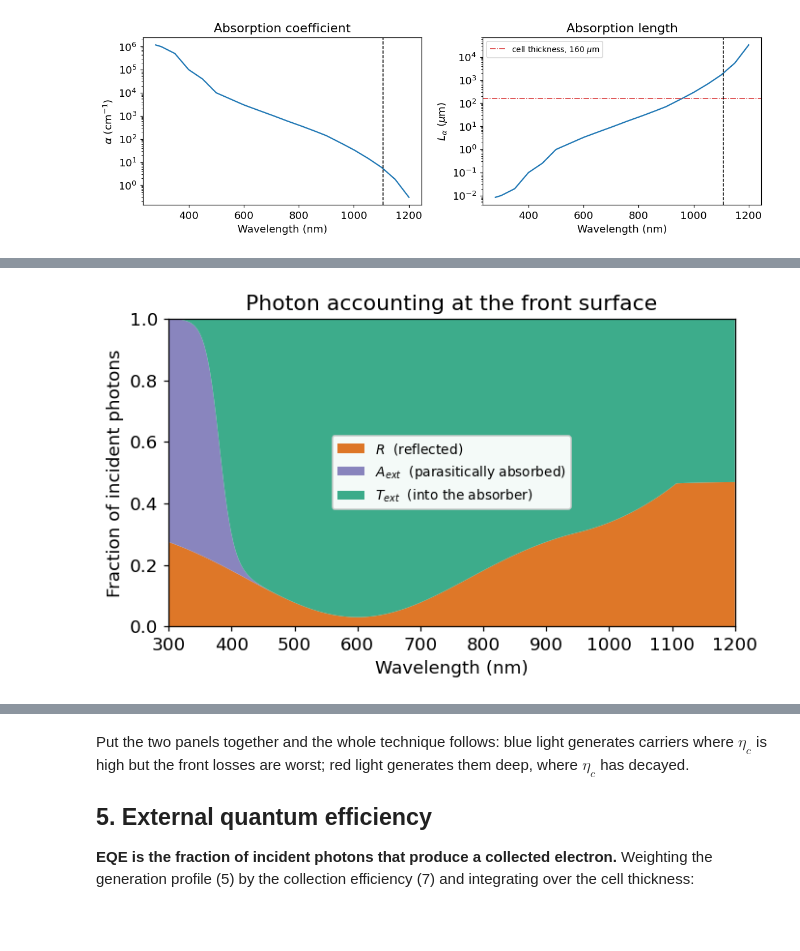
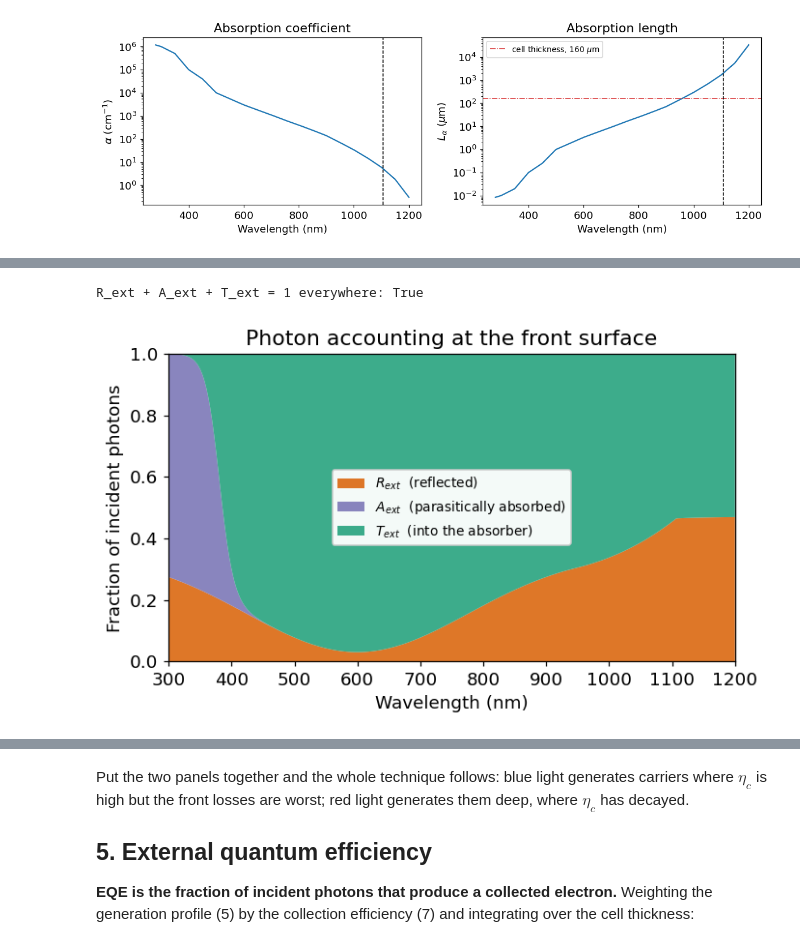
Before and after one commit to Oxford-eMat-Lab/semiconductor-characterisation, a Jupyter notebook: EQE/eqe_analysis.ipynb, the cells around one changed output, grey strips where cells are left out. Saved outputs shown, nothing was run; the diff lists cells and outputs as text; code cells hidden in the pictures.

```diff
--- a/EQE/eqe_analysis.ipynb
+++ b/EQE/eqe_analysis.ipynb
@@ -174,23 +181,27 @@ what lets you tell an optical problem from an electrical one.
 # %%
 wl = np.linspace(300, 1200, 300)
 
-R = eh.arc_reflectance(wl)                  # front-surface reflectance
-T_ext = eh.external_transmission(wl)        # Eq. (4)
-A_ext = 1 - R - T_ext                       # parasitic absorption
+R_ext = eh.arc_reflectance(wl)              # external reflectance
+A_ext = eh.parasitic_absorptance(wl)        # lost in coating / emitter
+T_ext = eh.external_transmission(wl)        # Eq. (4): 1 - R_ext - A_ext
+
+print("R_ext + A_ext + T_ext = 1 everywhere:",
+      np.allclose(R_ext + A_ext + T_ext, 1.0))
 
 plt.figure(figsize=(6.5, 4))
-plt.stackplot(wl, R, A_ext, T_ext,
-              labels=['$R$  (reflected)',
+plt.stackplot(wl, R_ext, A_ext, T_ext,
+              labels=['$R_{ext}$  (reflected)',
                       '$A_{ext}$  (parasitically absorbed)',
                       '$T_{ext}$  (into the absorber)'],
               colors=['#d95f02', '#7570b3', '#1b9e77'], alpha=0.85)
 plt.xlabel('Wavelength (nm)'); plt.ylabel('Fraction of incident photons')
 plt.ylim(0, 1); plt.xlim(wl.min(), wl.max())
 plt.legend(loc='center', fontsize=9, framealpha=0.95)
 plt.title('Photon accounting at the front surface')
 plt.tight_layout(); plt.show()
 # %% [output]
+R_ext + A_ext + T_ext = 1 everywhere: True
-[figure, old version]
+[figure, new version]
 # %% [markdown]
 The anti-reflection coating works best near its design wavelength
 (~600 nm here), where almost everything gets in. In the UV, parasitic
```
Also changed, not shown: parts of 11 cells of this notebook, 14 other files.
